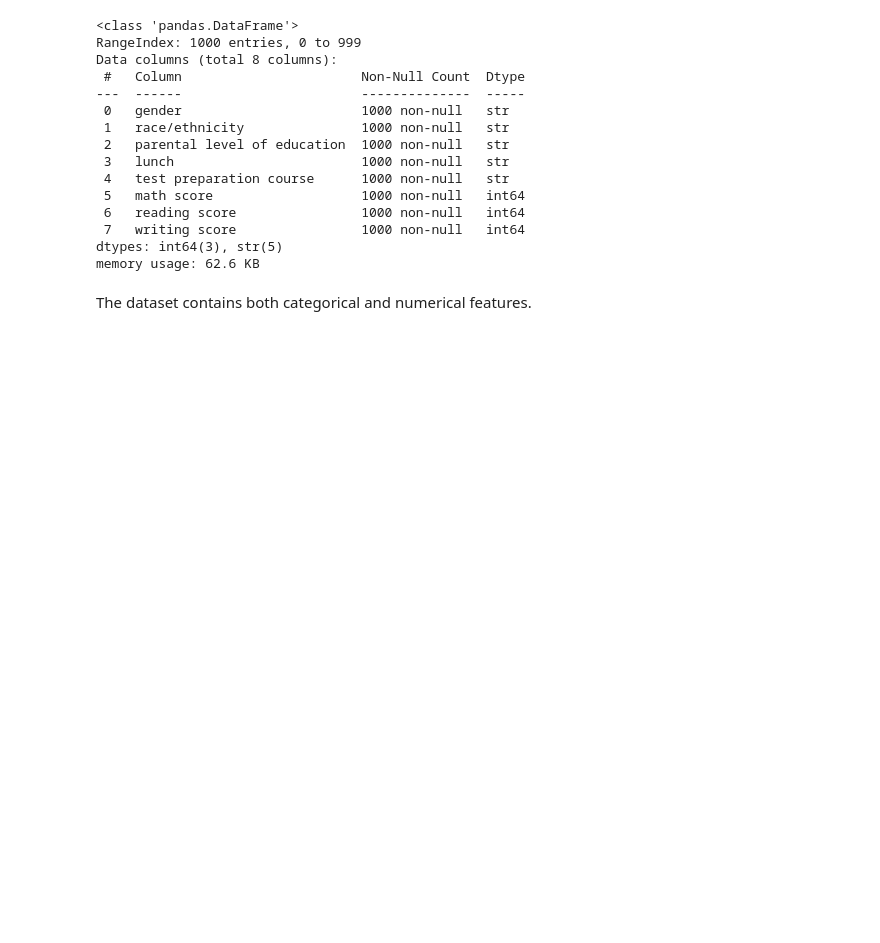
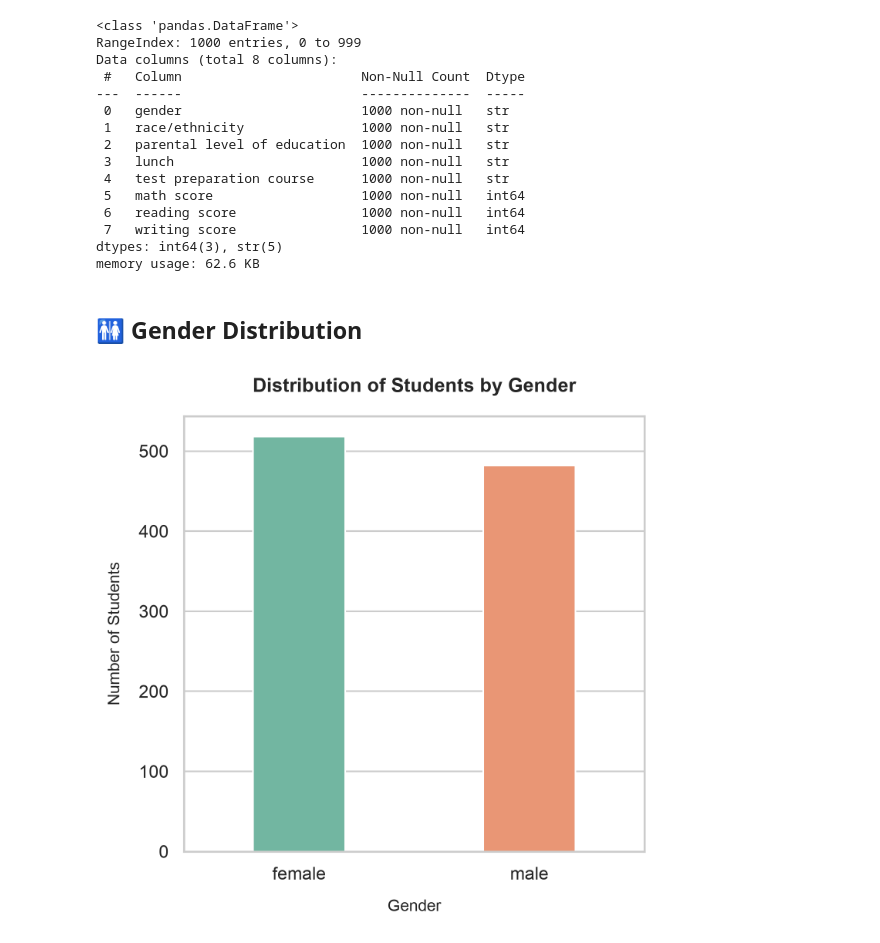
Before and after one commit to Pratyush-Guleria/data-analysis-projects, a Jupyter notebook: project-01-student-performance-analysis/notebooks/01_eda.ipynb, the cells around one changed output. Cells and saved outputs as stored; diff of their text form; code cells hidden in the pictures; blank space fills up the shorter version.

Commit message:
Completed anaylsis on gender distribution

```diff
--- a/project-01-student-performance-analysis/notebooks/01_eda.ipynb
+++ b/project-01-student-performance-analysis/notebooks/01_eda.ipynb
@@ -75,5 +73,27 @@ Data columns (total 8 columns):
  7   writing score                1000 non-null   int64
 dtypes: int64(3), str(5)
 memory usage: 62.6 KB
-# %% [markdown]
-The dataset contains both categorical and numerical features.
+# %% [markdown]
+## 🚻 Gender Distribution
+# %%
+plt.figure(figsize=(5, 5))
+
+sns.countplot(
+    data=df,
+    x="gender",
+    hue="gender",
+    palette="Set2",
+    legend=False,
+    width=0.4,
+)
+
+
+plt.title("Distribution of Students by Gender", fontsize=12, fontweight="bold", pad=15)
+plt.xlabel("Gender", fontsize=10, labelpad=10)
+plt.ylabel("Number of Students", fontsize=10, labelpad=10)
+
+plt.tight_layout()
+plt.savefig("../images/gender_distribution.png", dpi = 300, bbox_inches = "tight")
+plt.show()
+# %% [output]
+[figure, added]
```
Also changed, not shown: parts of 2 cells of this notebook.
